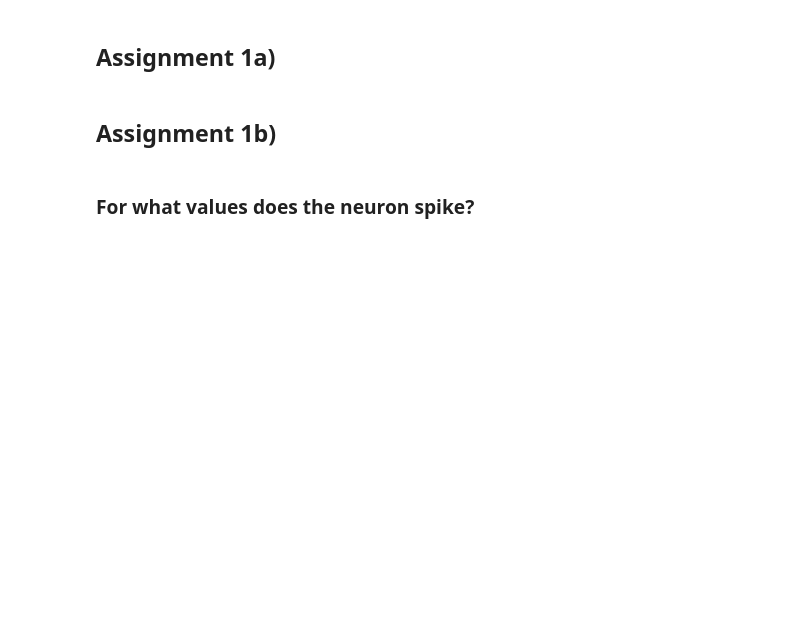
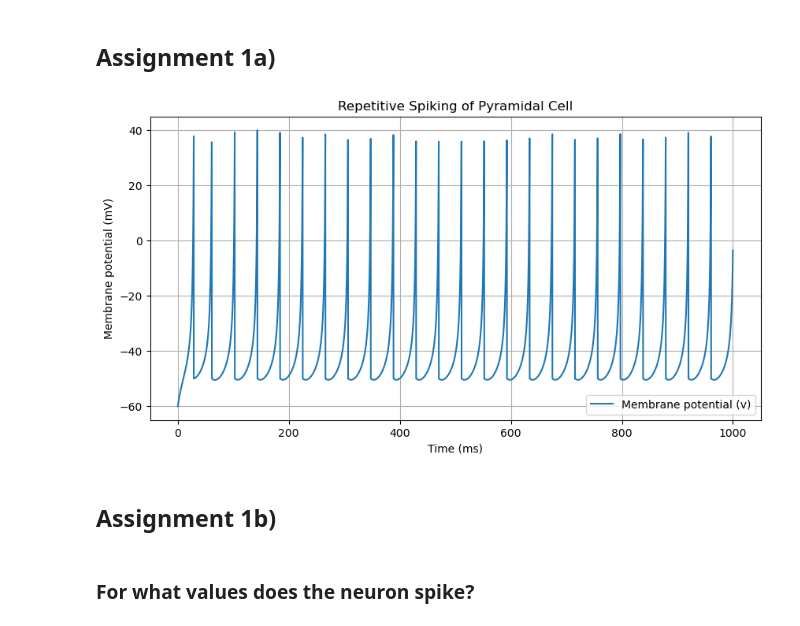
Before and after one commit to EvaMare/Computational-Neuroscience, a Jupyter notebook: Assignment 3.ipynb, the cells around one changed output. Cells and saved outputs as stored; diff of their text form; code cells hidden in the pictures; blank space fills up the shorter version.

```diff
--- a/Assignment 3.ipynb
+++ b/Assignment 3.ipynb
@@ -3,54 +3,52 @@
 # %%
 import numpy as np
 import matplotlib.pyplot as plt
 
 # Parameters
 dt = 0.1  # Time step (ms)
 T = 1000  # Total simulation time (ms)
-n_steps = int(T / dt)  # Number of steps
-I = 10  # Input current (arbitrary value)
+time = np.arange(0, T, dt)
 
-# Initialize variables
-v = -65  # Membrane potential (initial value)
-u = 0  # Recovery variable (initial value)
-v_values = []  # To store membrane potential over time
-u_values = []  # To store recovery variable over time
-time = np.arange(0, T, dt)  # Time vector
+# Model parameters
+I = 150  # Input current
+v_reset = -50  # Reset voltage after spike
+u_reset_increment = 100  # Increment of u after spike
+v_threshold = 35  # Threshold for spike
+v = -60  # Initial membrane potential
+u = 0  # Initial recovery variable
 
-# Modified Euler method implementation
+# Storage for results
+v_trace = []
+u_trace = []
+
+# Simulation loop using the modified Euler method
 for t in time:
-    v_values.append(v)
-    u_values.append(u)
+    # Save current values
+    v_trace.append(v)
+    u_trace.append(u)
 
-    # Calculate derivatives
-    dv = (0.7 * (v + 60) * (v + 40) - u + I) / 100
-    du = 0.03 * (-2 * (v + 60) - u)
+    # Check for spike
+    if v > 35:
+        v = v_reset  # Reset voltage
+        u += u_reset_increment  # Increase recovery variable
+    else:
+        # Update v and u using Euler's method
+        dv = (0.7 * (v + 60) * (v + 40) - u + I) / 100
+        du = 0.03 * (-2 * (v + 60) - u)
+        v += dv * dt
+        u += du * dt
 
-    # Predictor step
-    v_pred = v + dv * dt
-    u_pred = u + du * dt
-
-    # Corrector step
-    dv_pred = (0.7 * (v_pred + 60) * (v_pred + 40) - u_pred + I) / 100
-    du_pred = 0.03 * (-2 * (v_pred + 60) - u_pred)
-
-    v += (dv + dv_pred) / 2 * dt
-    u += (du + du_pred) / 2 * dt
-
-    # Reset conditions
-    if v > 35:  # Spike condition
-        v = -50
-        u += 100
-
-# Plotting the results
-plt.figure(figsize=(10, 6))
-plt.plot(time, v_values, label='Membrane Potential (v)')
-plt.xlabel('Time (ms)')
-plt.ylabel('Membrane Potential (mV)')
-plt.title('Simulation of a Regular Spiking Pyramidal Cell')
+# Plotting the repetitive spiking behavior
+plt.figure(figsize=(10, 5))
+plt.plot(time, v_trace, label="Membrane potential (v)")
+plt.xlabel("Time (ms)")
+plt.ylabel("Membrane potential (mV)")
+plt.title("Repetitive Spiking of Pyramidal Cell")
 plt.legend()
 plt.grid()
 plt.show()
+# %% [output]
+[figure, added]
 # %% [markdown]
 ## Assignment 1b)
 # %% [markdown]
```
Also changed, not shown: parts of 11 cells of this notebook.
